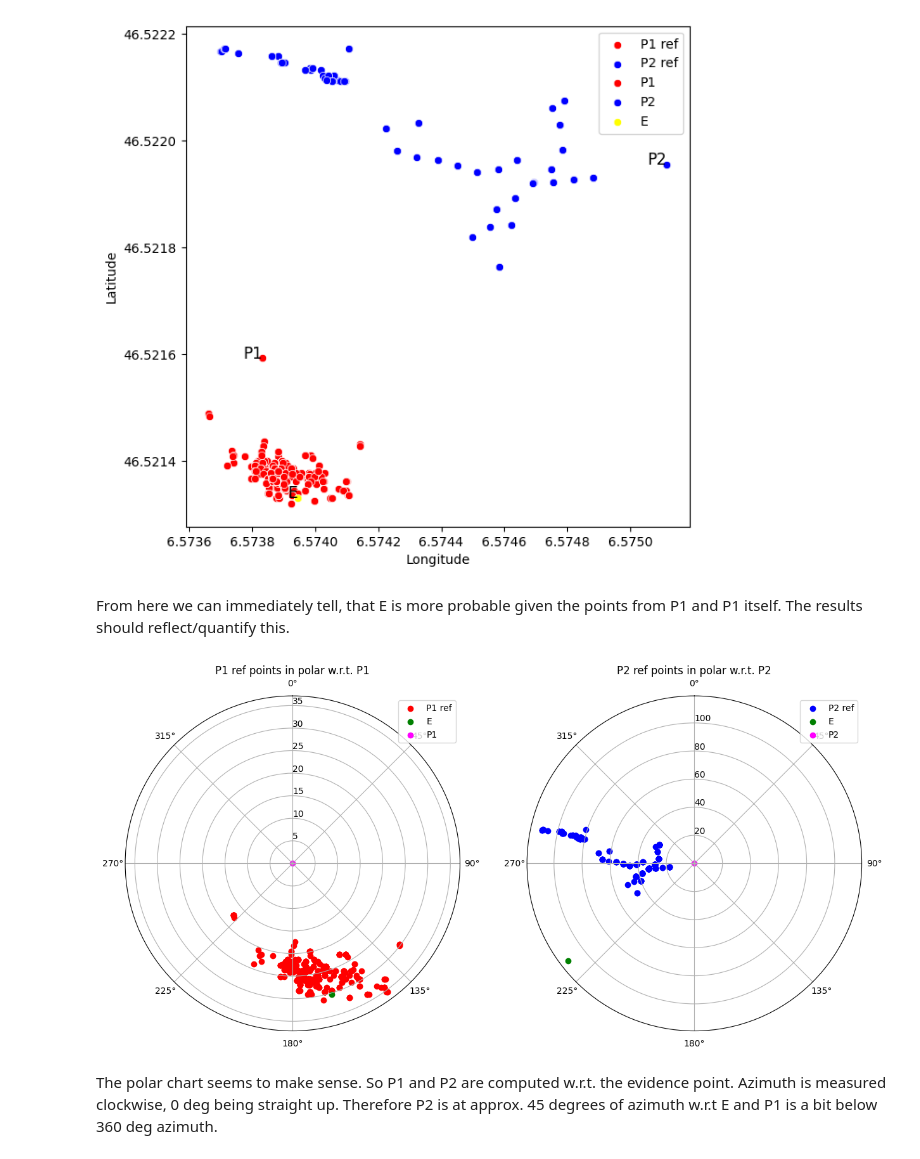
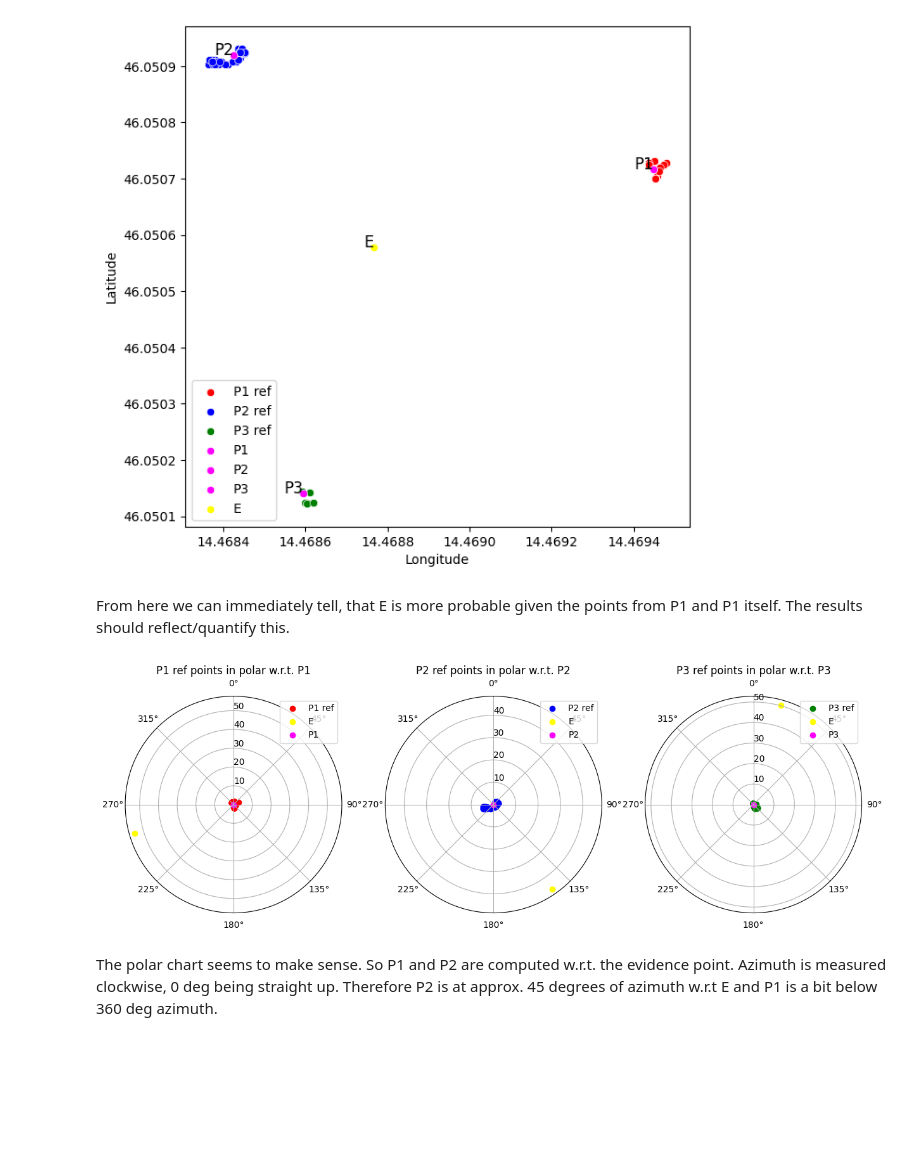
Before and after one commit to KlemenVovk/gps_evaluation, a Jupyter notebook: mainFRI.ipynb, the cells around one changed output. Cells and saved outputs as stored; diff of their text form; code cells hidden in the pictures; blank space fills up the shorter version.

Commit message:
Adjust mainFRI to FRI data (part I = before R).

```diff
--- a/mainFRI.ipynb
+++ b/mainFRI.ipynb
@@ -0,0 +11,3 @@
+# %%
+df = pd.read_csv("measurements/points.csv").drop("Unnamed: 0",axis=1)
+df
@@ -0,0 +28,4 @@
+# %%
+df = df[["point","precise","lat","lng"]]
+df = df[(df["precise"]=="on")|(df["point"]=="SPOT")]
+df
@@ -38,18 +90,25 @@ ModuleNotFoundError: No module named 'cartopy'
 # %%
-def prepare_points(excel_path, ref_point, longitudes_col, latitudes_col):
+def prepare_points(ref_point, excel_path = None, df=None, longitudes_col="lat", latitudes_col="lng"):
+    # either excel_path or df is needed
     # ref_point = [lat, lng]
-    df = pd.read_excel(excel_path, header=1).loc[:, [longitudes_col, latitudes_col]]
-    df.columns = ["lng", "lat"]
+    if df is None:
+        df = pd.read_excel(excel_path, header=1).loc[:, [longitudes_col, latitudes_col]]
+        df.columns = ["lng", "lat"]
+
     df["dist"] = df.apply(lambda x: lat_lng2dist_ang(ref_point, [x["lat"], x["lng"]])[0], axis=1)
     df["angle"] = df.apply(lambda x: lat_lng2dist_ang(ref_point, [x["lat"], x["lng"]])[1], axis=1)
     return df
 
-df_p1 = prepare_points(P1_POINTS_FILE, P1, "Longitude", "Latitude")
-df_p2 = prepare_points(P2_POINTS_FILE, P2, "Longitude", "Latitude")
+df_p1 = prepare_points(P1, df = pd.DataFrame(df[df["point"] == "P1"]).drop("point", axis=1))
+df_p2 = prepare_points(P2, df = pd.DataFrame(df[df["point"] == "P2"]).drop("point", axis=1))
+df_p3 = prepare_points(P3, df = pd.DataFrame(df[df["point"] == "P3"]).drop("point", axis=1))
+
 
 display(df_p1)
 display(df_p2)
+display(df_p3)
 
-df_p1.to_csv("p1.csv", index=False)
-df_p2.to_csv("p2.csv", index=False)
+df_p1.to_csv("FRI/p1.csv", index=False)
+df_p2.to_csv("FRI/p2.csv", index=False)
+df_p3.to_csv("FRI/p3.csv", index=False)
 # %% [output]
@@ -85,41 +184,50 @@ df_p2.to_csv("p2.csv", index=False)
 fig, ax = plt.subplots(figsize=(7,7))
 sns.scatterplot(data=df_p1, x="lng", y="lat", ax=ax, label="P1 ref", color="red")
 sns.scatterplot(data=df_p2, x="lng", y="lat", ax=ax, label="P2 ref", color="blue")
-sns.scatterplot(x=[P1[1]], y=[P1[0]], ax=ax, label="P1", color="red")
-sns.scatterplot(x=[P2[1]], y=[P2[0]], ax=ax, label="P2", color="blue")
+sns.scatterplot(data=df_p3, x="lng", y="lat", ax=ax, label="P3 ref", color="green")
+sns.scatterplot(x=[P1[1]], y=[P1[0]], ax=ax, label="P1", color="magenta")
+sns.scatterplot(x=[P2[1]], y=[P2[0]], ax=ax, label="P2", color="magenta")
+sns.scatterplot(x=[P3[1]], y=[P3[0]], ax=ax, label="P3", color="magenta")
 sns.scatterplot(x=[E[1]], y=[E[0]], ax=ax, label="E", color="yellow")
 ax.text(P1[1], P1[0], "P1", fontsize=12, ha='right')
 ax.text(P2[1], P2[0], "P2", fontsize=12, ha='right')
+ax.text(P3[1], P3[0], "P3", fontsize=12, ha='right')
 ax.text(E[1], E[0], "E", fontsize=12, ha='right')
 ax.set_xlabel("Longitude")
 ax.set_ylabel("Latitude")
 ax.get_xaxis().get_major_formatter().set_useOffset(False)
 ax.get_yaxis().get_major_formatter().set_useOffset(False)
 # %% [output]
-[figure, old version]
+[figure, new version]
 # %% [markdown]
 From here we can immediately tell, that E is more probable given the points from P1 and P1 itself. The results should reflect/quantify this.
 # %%
-fig, ax = plt.subplots(1, 2, subplot_kw={'projection': 'polar'}, figsize=(15,7))
+fig, ax = plt.subplots(1, 3, subplot_kw={'projection': 'polar'}, figsize=(15,7))
 for ax1 in ax.flatten():
     ax1.set_theta_zero_location('N')
     ax1.set_theta_direction(-1)
     ax1.set_rlabel_position(0)
 
 ax[0].scatter(df_p1["angle"], df_p1["dist"], label="P1 ref", color="red")
 ax[0].set_title("P1 ref points in polar w.r.t. P1")
-ax[0].scatter(E_dist_angle_wrt_P1[1], E_dist_angle_wrt_P1[0], label="E", color="green")
+ax[0].scatter(E_dist_angle_wrt_P1[1], E_dist_angle_wrt_P1[0], label="E", color="yellow")
 ax[0].scatter(0, 0, label="P1", color="magenta")
 ax[0].legend()
 
 ax[1].scatter(df_p2["angle"], df_p2["dist"], label="P2 ref", color="blue")
 ax[1].set_title("P2 ref points in polar w.r.t. P2")
-ax[1].scatter(E_dist_angle_wrt_P2[1], E_dist_angle_wrt_P2[0], label="E", color="green")
+ax[1].scatter(E_dist_angle_wrt_P2[1], E_dist_angle_wrt_P2[0], label="E", color="yellow")
 ax[1].scatter(0, 0, label="P2", color="magenta")
 ax[1].legend()
+
+ax[2].scatter(df_p3["angle"], df_p3["dist"], label="P3 ref", color="green")
+ax[2].set_title("P3 ref points in polar w.r.t. P3")
+ax[2].scatter(E_dist_angle_wrt_P3[1], E_dist_angle_wrt_P3[0], label="E", color="yellow")
+ax[2].scatter(0, 0, label="P3", color="magenta")
+ax[2].legend()
 plt.show()
 # %% [output]
-[figure, old version]
+[figure, new version]
 # %% [markdown]
 The polar chart seems to make sense. So P1 and P2 are computed w.r.t. the evidence point. Azimuth is measured clockwise, 0 deg being straight up. Therefore P2 is at approx. 45 degrees of azimuth w.r.t E and P1 is a bit below 360 deg azimuth.
 # %% [markdown]
```
Also changed, not shown: parts of 10 cells of this notebook, 5 other files.
